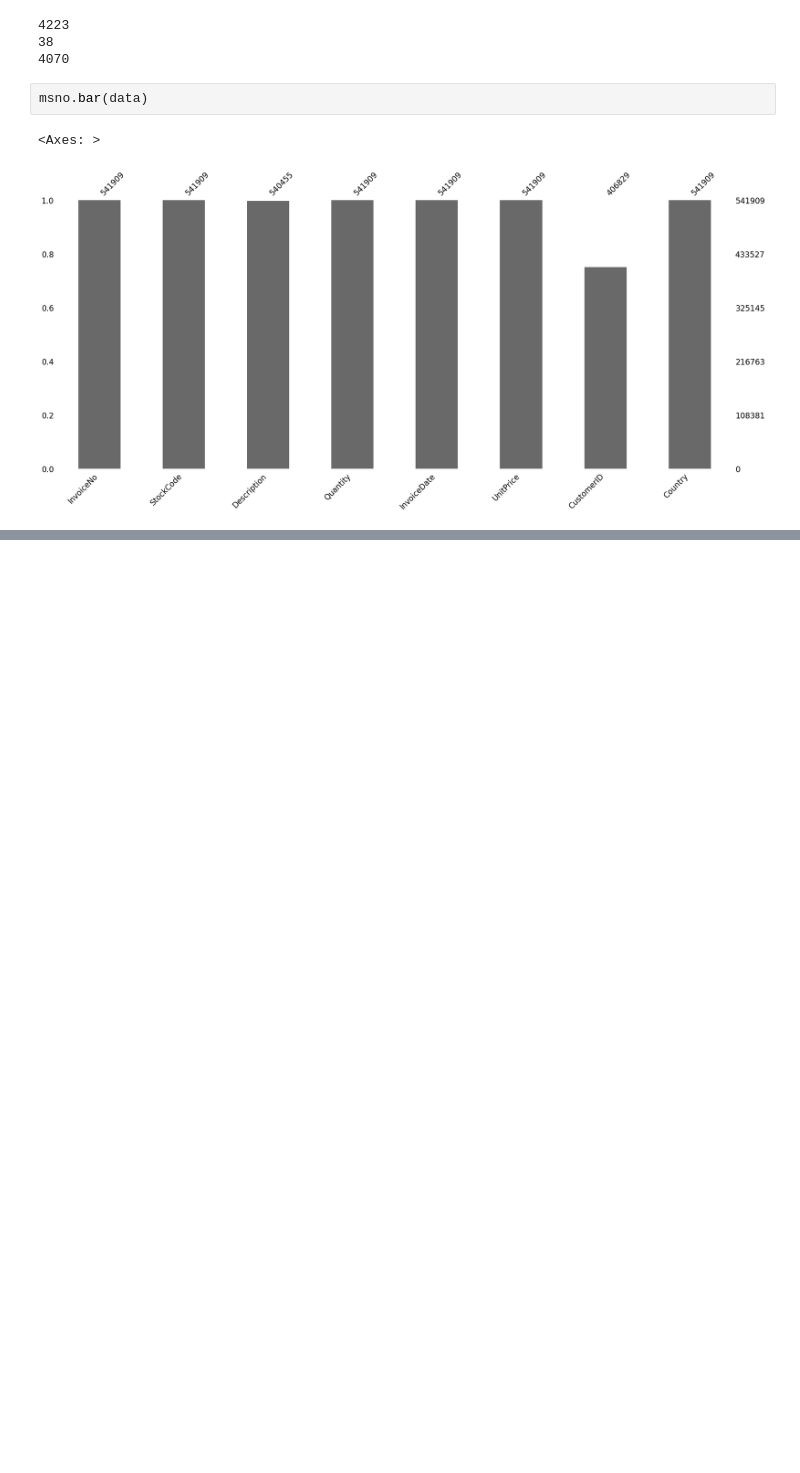
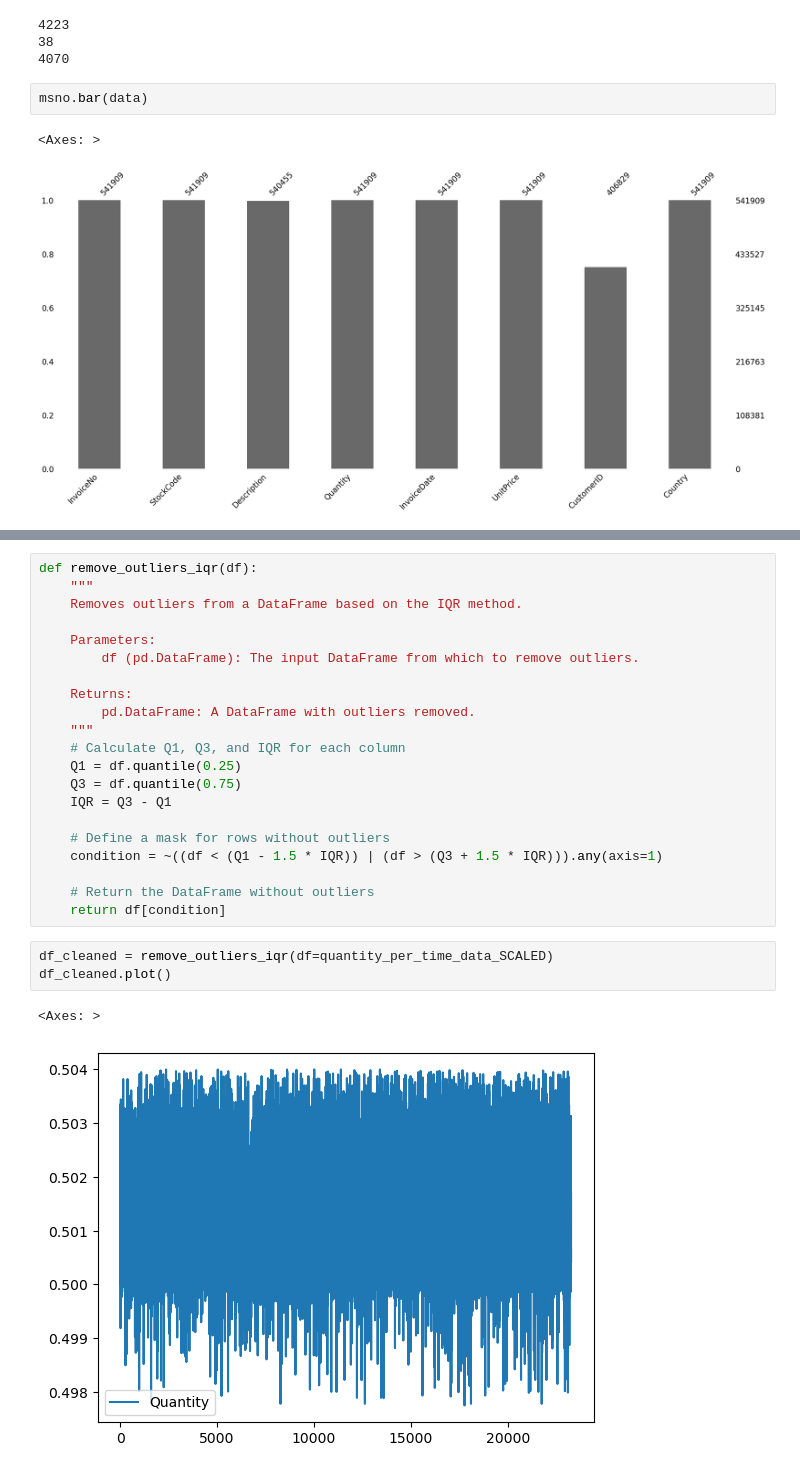
Before and after one commit to Murdock135/neural-nets-at-mizzou, a Jupyter notebook: ECE_8770/project_2/notebooks/preprocessing.ipynb, the cells around one changed output, grey strips where cells are left out. Cells and saved outputs as stored; diff of their text form; blank space fills up the shorter version.

```diff
--- a/ECE_8770/project_2/notebooks/preprocessing.ipynb
+++ b/ECE_8770/project_2/notebooks/preprocessing.ipynb
@@ -58 +88,28 @@ quantity_per_time_data = data.groupby('InvoiceDate')['Quantity'].sum()
+# %%
+def remove_outliers_iqr(df):
+    """
+    Removes outliers from a DataFrame based on the IQR method.
+
+    Parameters:
+        df (pd.DataFrame): The input DataFrame from which to remove outliers.
+
+    Returns:
+        pd.DataFrame: A DataFrame with outliers removed.
+    """
+    # Calculate Q1, Q3, and IQR for each column
+    Q1 = df.quantile(0.25)
+    Q3 = df.quantile(0.75)
+    IQR = Q3 - Q1
+
+    # Define a mask for rows without outliers
+    condition = ~((df < (Q1 - 1.5 * IQR)) | (df > (Q3 + 1.5 * IQR))).any(axis=1)
+
+    # Return the DataFrame without outliers
+    return df[condition]
+# %%
+df_cleaned = remove_outliers_iqr(df=quantity_per_time_data_SCALED)
+df_cleaned.plot()
+# %% [output]
+<Axes: >
+[figure, added]
 # %%
```
Also changed, not shown: parts of 13 cells of this notebook, 6 other files.
